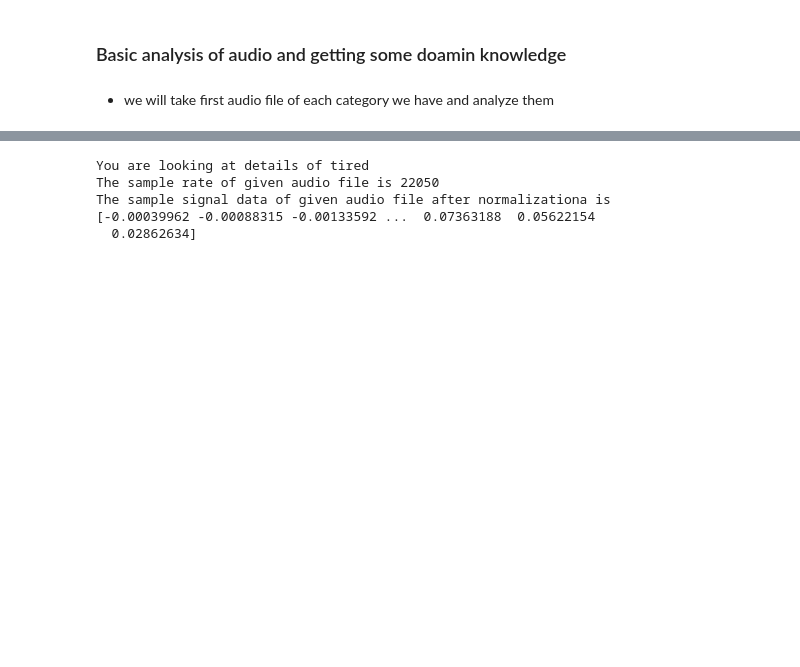
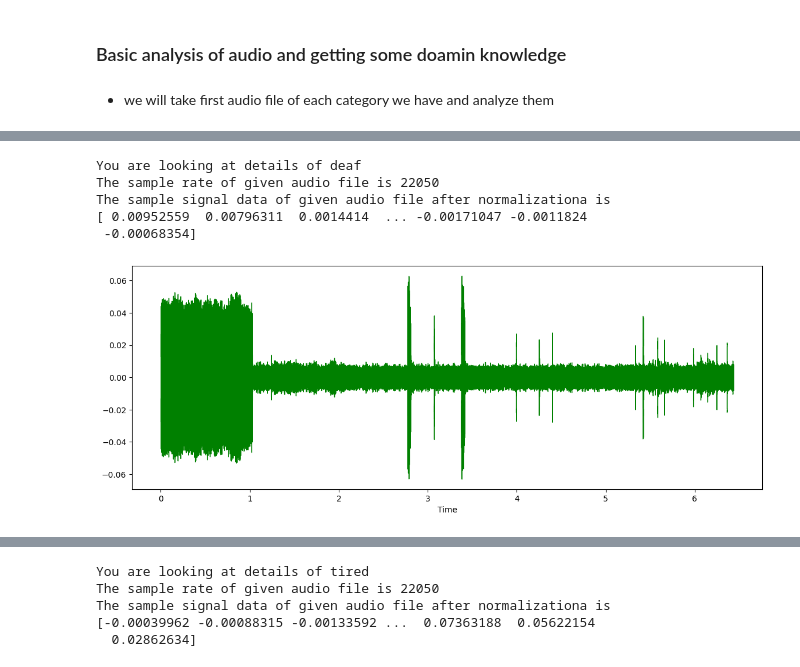
Before and after one commit to Aman-Vishwakarma1729/Automatic_Infant_Cry_Audio_Classification, a Jupyter notebook: Rersearch/main_working.ipynb, the cells around one changed output, grey strips where cells are left out. Cells and saved outputs as stored; diff of their text form; code cells hidden in the pictures; blank space fills up the shorter version.

```diff
--- a/Rersearch/main_working.ipynb
+++ b/Rersearch/main_working.ipynb
@@ -111,0 +76,9 @@ The sample signal data of given audio file after normalizationa is
+# %%
+get_insights_categorically('deaf',r'D:\External_Projects\Infant_Cry_Audio_Classification\Audio_Data\deaf\1_part_3.wav')
+# %% [output]
+You are looking at details of deaf
+The sample rate of given audio file is 22050
+The sample signal data of given audio file after normalizationa is
+[ 0.00952559  0.00796311  0.0014414  ... -0.00171047 -0.0011824
+ -0.00068354]
+[figure, added]
```
Also changed, not shown: parts of 19 cells of this notebook, 1 other file.
